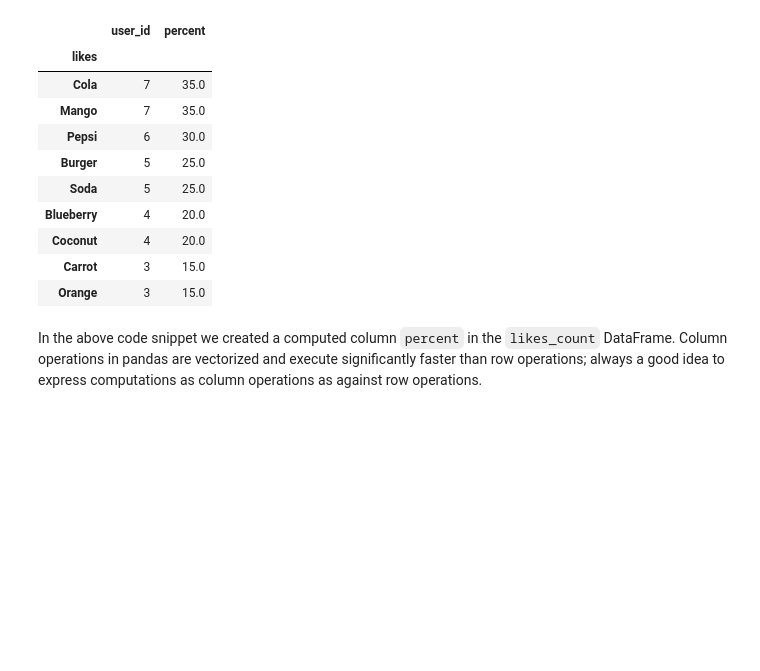
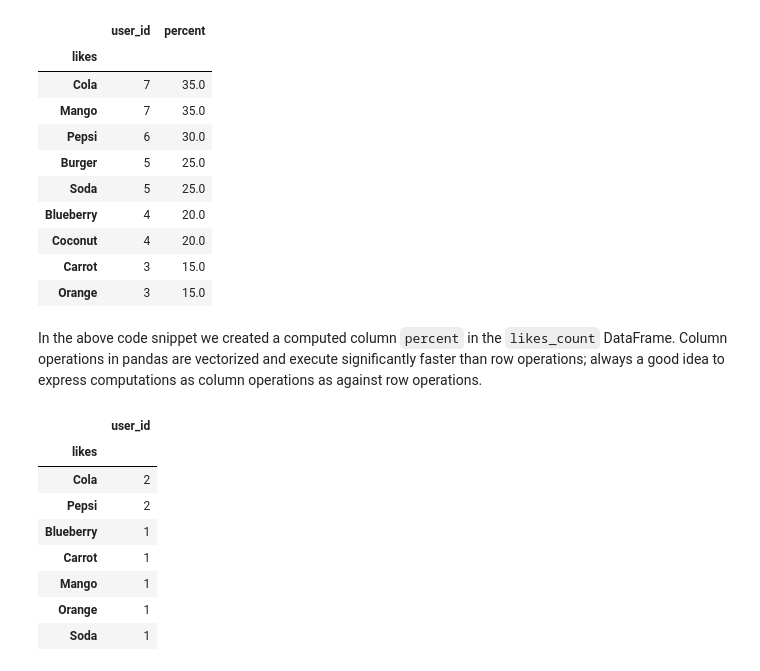
Before and after one commit to dragomirradev/python-data-analysis, a Jupyter notebook: 1-Working-with-relational-data-using-Pandas.ipynb, the cells around one changed output. Cells and saved outputs as stored; diff of their text form; code cells hidden in the pictures; blank space fills up the shorter version.

```diff
--- a/1-Working-with-relational-data-using-Pandas.ipynb
+++ b/1-Working-with-relational-data-using-Pandas.ipynb
@@ -467,3 +467,18 @@ likes_count.sort_values('percent', ascending=False)
 | Orange | 3 | 15.0 |
 # %% [markdown]
 In the above code snippet we created a computed column `percent` in the `likes_count` DataFrame. Column operations in pandas are vectorized and execute significantly faster than row operations; always a good idea to express computations as column operations as against row operations.
+# %%
+# What do people who like Coconut also like?
+coconut_likers = users_likes_join[users_likes_join['likes'] == 'Coconut'].user_id
+likes_among_coconut_likers = users_likes_join[(users_likes_join['user_id'].isin(coconut_likers)) & (users_likes_join['likes'] != 'Coconut')]
+likes_among_coconut_likers.groupby('likes').agg({ 'user_id': pd.Series.nunique }).sort_values('user_id', ascending=False)
+# %% [output]
+|  | user_id |
+| likes |  |
+| Cola | 2 |
+| Pepsi | 2 |
+| Blueberry | 1 |
+| Carrot | 1 |
+| Mango | 1 |
+| Orange | 1 |
+| Soda | 1 |
```
Also changed, not shown: parts of 7 cells of this notebook, 1 other file.
